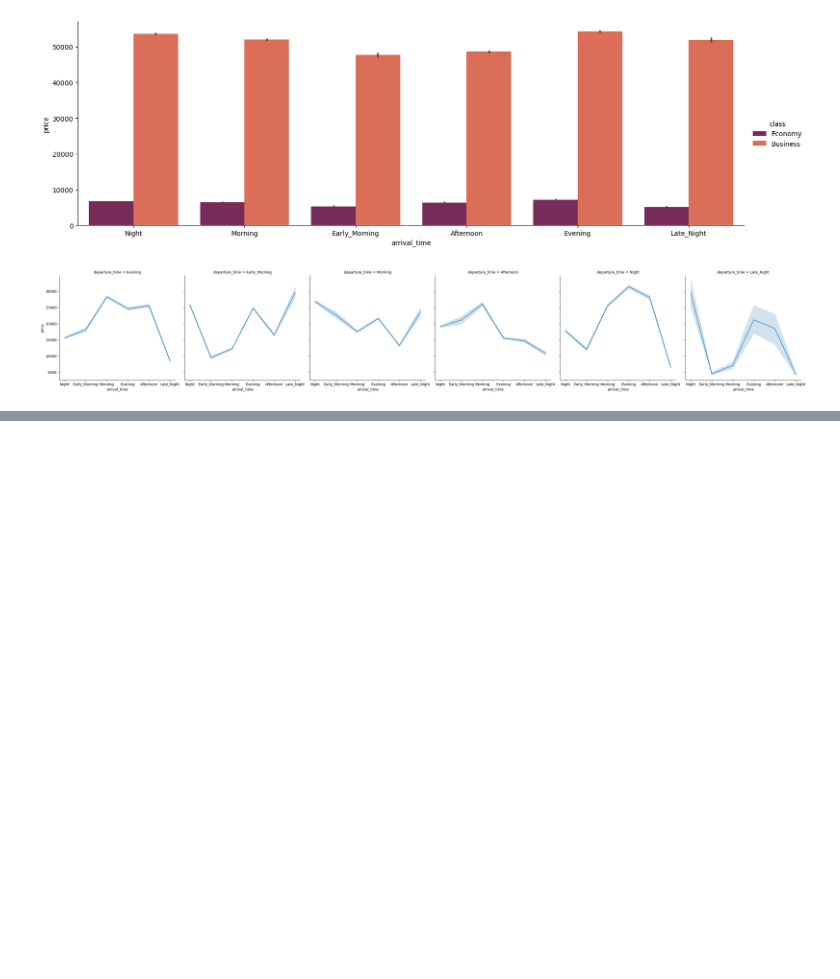
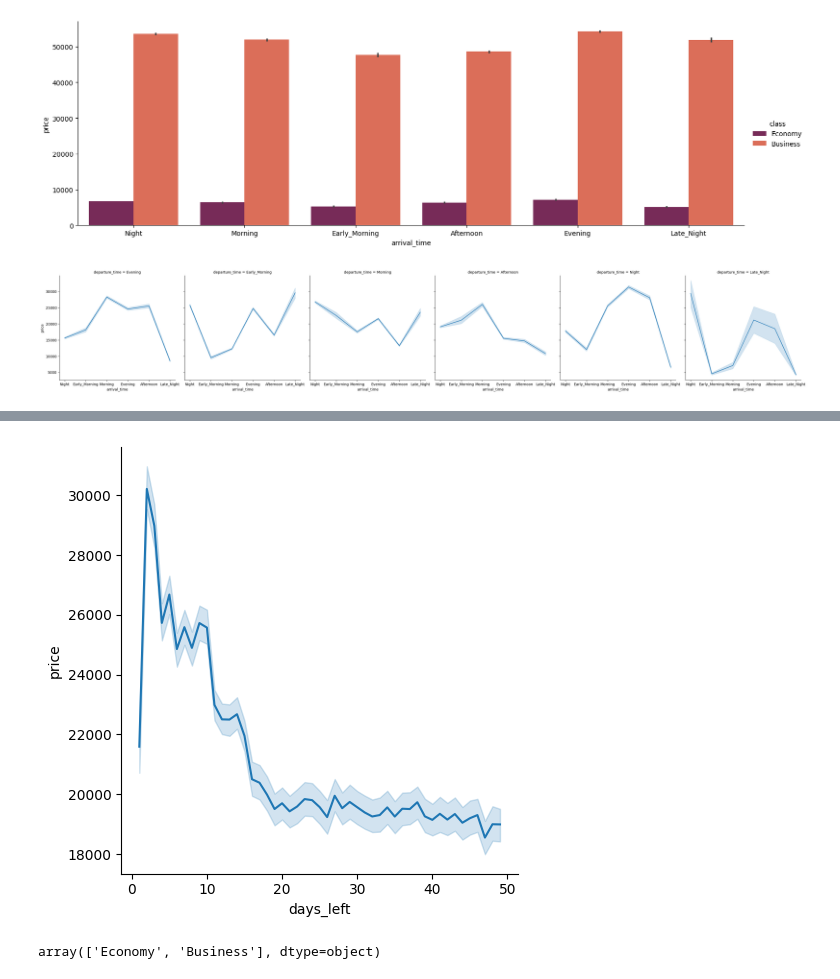
Before and after one commit to andiubaid09/Exploratory-Data-Analysis, a Jupyter notebook: Airlines Flight Data/eda_airlines.ipynb, the cells around one changed output, grey strips where cells are left out. Drawn from its saved outputs; the diff is of its cells as text; code cells hidden in the pictures; blank space fills up the shorter version.

```diff
--- a/Airlines Flight Data/eda_airlines.ipynb
+++ b/Airlines Flight Data/eda_airlines.ipynb
@@ -451,0 +516,13 @@ plt.show()
+# %%
+sns.relplot(y = 'price',
+            x = 'days_left',
+            kind = 'line',
+            data= datasheet)
+plt.show()
+# %% [output]
+[figure, added]
+# %%
+# Variasi tiket antara ekonomi dan bisnis
+datasheet['class'].unique()
+# %% [output]
+array(['Economy', 'Business'], dtype=object)
```
Also changed, not shown: parts of 12 cells of this notebook.
